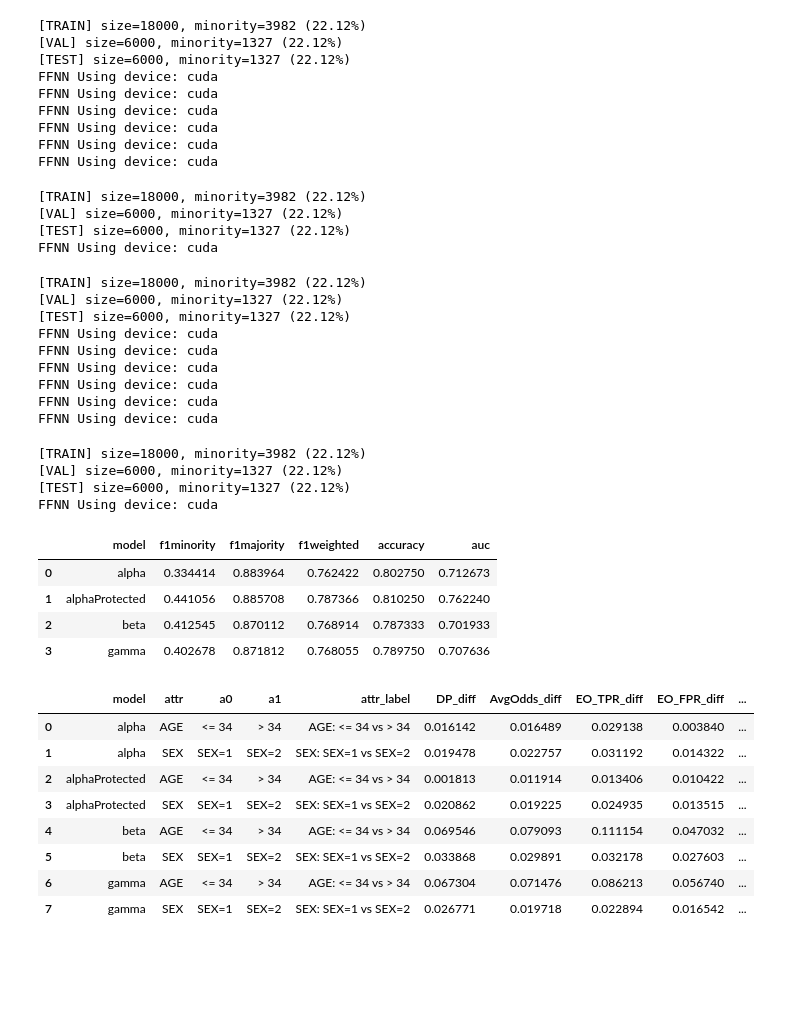
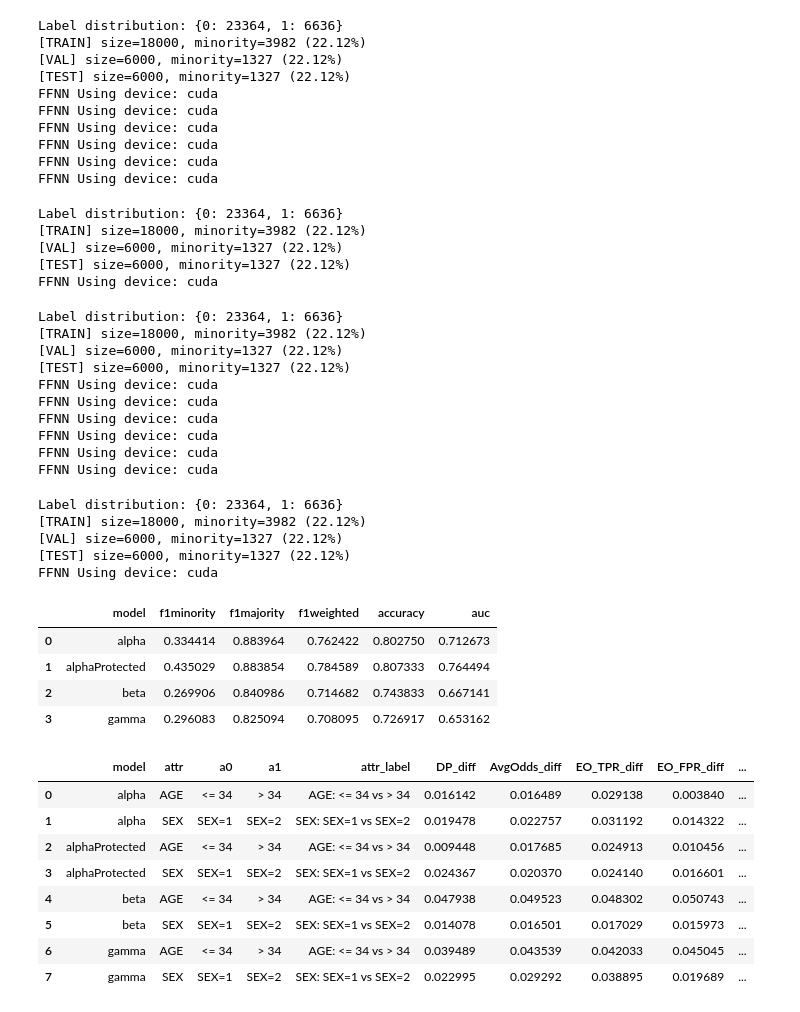
Before and after one commit to LucasHartmanWestern/cs_9170_project, a Jupyter notebook: fairness_metrics.ipynb, the cells around one changed output. Saved outputs shown, nothing was run; the diff lists cells and outputs as text; code cells hidden in the pictures; blank space fills up the shorter version.

```diff
--- a/fairness_metrics.ipynb
+++ b/fairness_metrics.ipynb
@@ -58,8 +58,8 @@ def predict_proba_binary(agent, X_tensor):
 # ----------------------------
 # CONFIG
 # ----------------------------
-RUN_A = "SPECcreditLambda09_EP6000_PCA10_REWfairness_minID1_majID0_TRJ2000_REAL3000_BIAS0.35_GG202601131942_208aa5e4"
-RUN_B = "SPECcredit_protected_EP6000_PCA10_REWlocal_gauss_minID1_majID0_TRJ2000_REAL3000_BIAS0.35_GG202601121234_9564f34d"
+RUN_B = "SPECnewCreditLambda03095_EP10000_PCA10_REWfairness_minID1_majID0_TRJ2000_REAL3000_BIAS0.5_GG202601151702_4fe4eade"
+RUN_A = "SPECnewCreditLambda05_EP10000_PCA10_REWfairness_minID1_majID0_TRJ2000_REAL3000_BIAS0.5_GG202601151700_abc729b0"
 
 TRAIN_ROOT = Path("training_runs")
 
@@ -77,7 +77,7 @@ TEST_FRAC = 0.20
 TRAIN_SIZE = None
 
 THRESHOLD = 0.5
-PROTECTED_COLS = ["SEX", "AGE"]
+PROTECTED_COLS = ["SEX"]
 
 device = "cuda" if torch.cuda.is_available() else "cpu"
 
@@ -363,46 +363,50 @@ PERF_ALL = PERF_SEED.groupby(["model"], as_index=False)[perf_cols].mean(numeric_
 display(PERF_ALL)
 display(FAIR_ALL.head(12))
 # %% [output]
+Label distribution: {0: 23364, 1: 6636}
 [TRAIN] size=18000, minority=3982 (22.12%)
 [VAL] size=6000, minority=1327 (22.12%)
 [TEST] size=6000, minority=1327 (22.12%)
 FFNN Using device: cuda
 FFNN Using device: cuda
 FFNN Using device: cuda
 FFNN Using device: cuda
 FFNN Using device: cuda
 FFNN Using device: cuda
+Label distribution: {0: 23364, 1: 6636}
 [TRAIN] size=18000, minority=3982 (22.12%)
 [VAL] size=6000, minority=1327 (22.12%)
 [TEST] size=6000, minority=1327 (22.12%)
 FFNN Using device: cuda
+Label distribution: {0: 23364, 1: 6636}
 [TRAIN] size=18000, minority=3982 (22.12%)
 [VAL] size=6000, minority=1327 (22.12%)
 [TEST] size=6000, minority=1327 (22.12%)
 FFNN Using device: cuda
 FFNN Using device: cuda
 FFNN Using device: cuda
 FFNN Using device: cuda
 FFNN Using device: cuda
 FFNN Using device: cuda
+Label distribution: {0: 23364, 1: 6636}
 [TRAIN] size=18000, minority=3982 (22.12%)
 [VAL] size=6000, minority=1327 (22.12%)
 [TEST] size=6000, minority=1327 (22.12%)
 FFNN Using device: cuda
 |  | model | f1minority | f1majority | f1weighted | accuracy | auc |
 | 0 | alpha | 0.334414 | 0.883964 | 0.762422 | 0.802750 | 0.712673 |
-| 1 | alphaProtected | 0.441056 | 0.885708 | 0.787366 | 0.810250 | 0.762240 |
-| 2 | beta | 0.412545 | 0.870112 | 0.768914 | 0.787333 | 0.701933 |
-| 3 | gamma | 0.402678 | 0.871812 | 0.768055 | 0.789750 | 0.707636 |
+| 1 | alphaProtected | 0.435029 | 0.883854 | 0.784589 | 0.807333 | 0.764494 |
+| 2 | beta | 0.269906 | 0.840986 | 0.714682 | 0.743833 | 0.667141 |
+| 3 | gamma | 0.296083 | 0.825094 | 0.708095 | 0.726917 | 0.653162 |
 |  | model | attr | a0 | a1 | attr_label | DP_diff | AvgOdds_diff | EO_TPR_diff | EO_FPR_diff | ... |
 | 0 | alpha | AGE | <= 34 | > 34 | AGE: <= 34 vs > 34 | 0.016142 | 0.016489 | 0.029138 | 0.003840 | ... |
 | 1 | alpha | SEX | SEX=1 | SEX=2 | SEX: SEX=1 vs SEX=2 | 0.019478 | 0.022757 | 0.031192 | 0.014322 | ... |
-| 2 | alphaProtected | AGE | <= 34 | > 34 | AGE: <= 34 vs > 34 | 0.001813 | 0.011914 | 0.013406 | 0.010422 | ... |
-| 3 | alphaProtected | SEX | SEX=1 | SEX=2 | SEX: SEX=1 vs SEX=2 | 0.020862 | 0.019225 | 0.024935 | 0.013515 | ... |
-| 4 | beta | AGE | <= 34 | > 34 | AGE: <= 34 vs > 34 | 0.069546 | 0.079093 | 0.111154 | 0.047032 | ... |
-| 5 | beta | SEX | SEX=1 | SEX=2 | SEX: SEX=1 vs SEX=2 | 0.033868 | 0.029891 | 0.032178 | 0.027603 | ... |
-| 6 | gamma | AGE | <= 34 | > 34 | AGE: <= 34 vs > 34 | 0.067304 | 0.071476 | 0.086213 | 0.056740 | ... |
-| 7 | gamma | SEX | SEX=1 | SEX=2 | SEX: SEX=1 vs SEX=2 | 0.026771 | 0.019718 | 0.022894 | 0.016542 | ... |
+| 2 | alphaProtected | AGE | <= 34 | > 34 | AGE: <= 34 vs > 34 | 0.009448 | 0.017685 | 0.024913 | 0.010456 | ... |
+| 3 | alphaProtected | SEX | SEX=1 | SEX=2 | SEX: SEX=1 vs SEX=2 | 0.024367 | 0.020370 | 0.024140 | 0.016601 | ... |
+| 4 | beta | AGE | <= 34 | > 34 | AGE: <= 34 vs > 34 | 0.047938 | 0.049523 | 0.048302 | 0.050743 | ... |
+| 5 | beta | SEX | SEX=1 | SEX=2 | SEX: SEX=1 vs SEX=2 | 0.014078 | 0.016501 | 0.017029 | 0.015973 | ... |
+| 6 | gamma | AGE | <= 34 | > 34 | AGE: <= 34 vs > 34 | 0.039489 | 0.043539 | 0.042033 | 0.045045 | ... |
+| 7 | gamma | SEX | SEX=1 | SEX=2 | SEX: SEX=1 vs SEX=2 | 0.022995 | 0.029292 | 0.038895 | 0.019689 | ... |
 # %%
 import matplotlib.pyplot as plt
 import numpy as np
```
Also changed, not shown: parts of 2 cells of this notebook, 3 other files.
